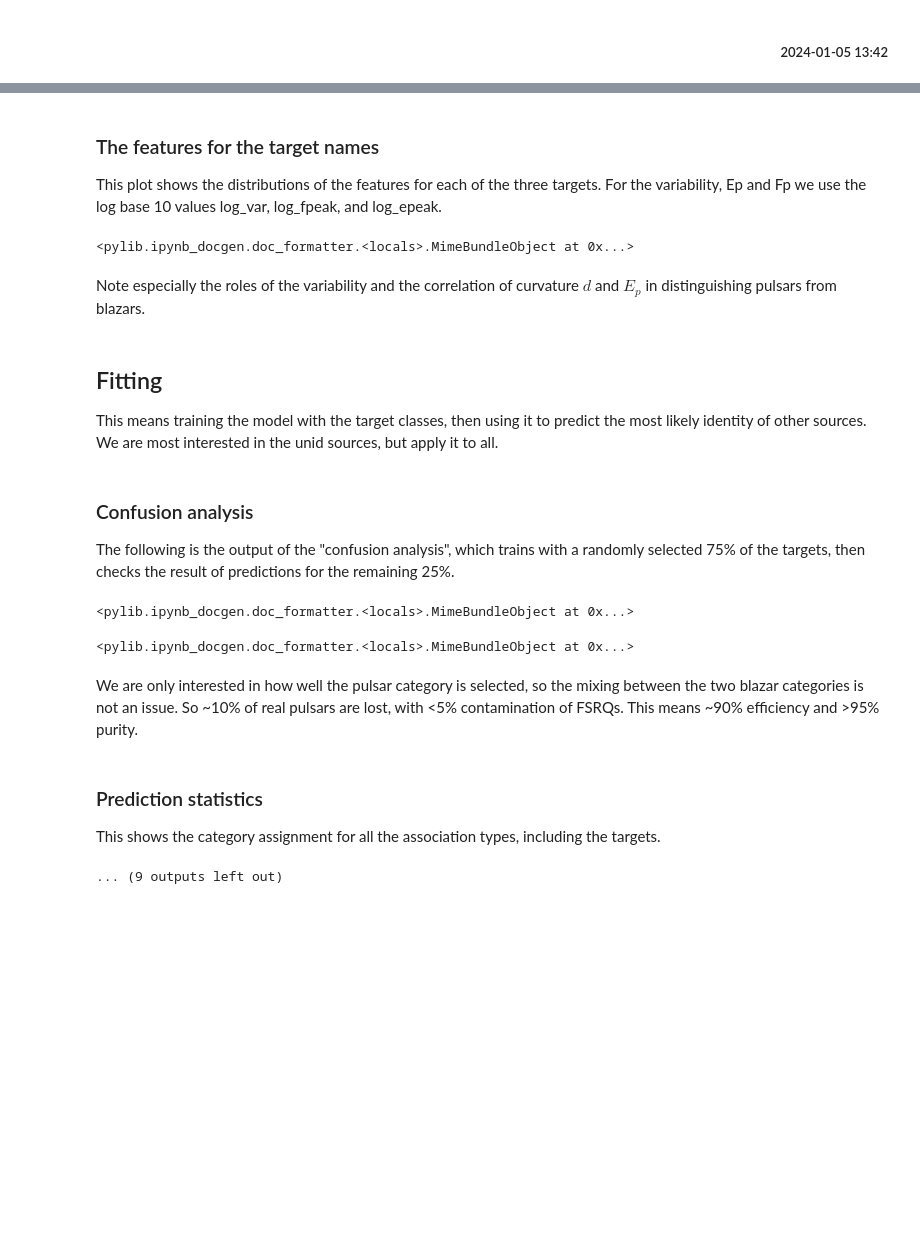
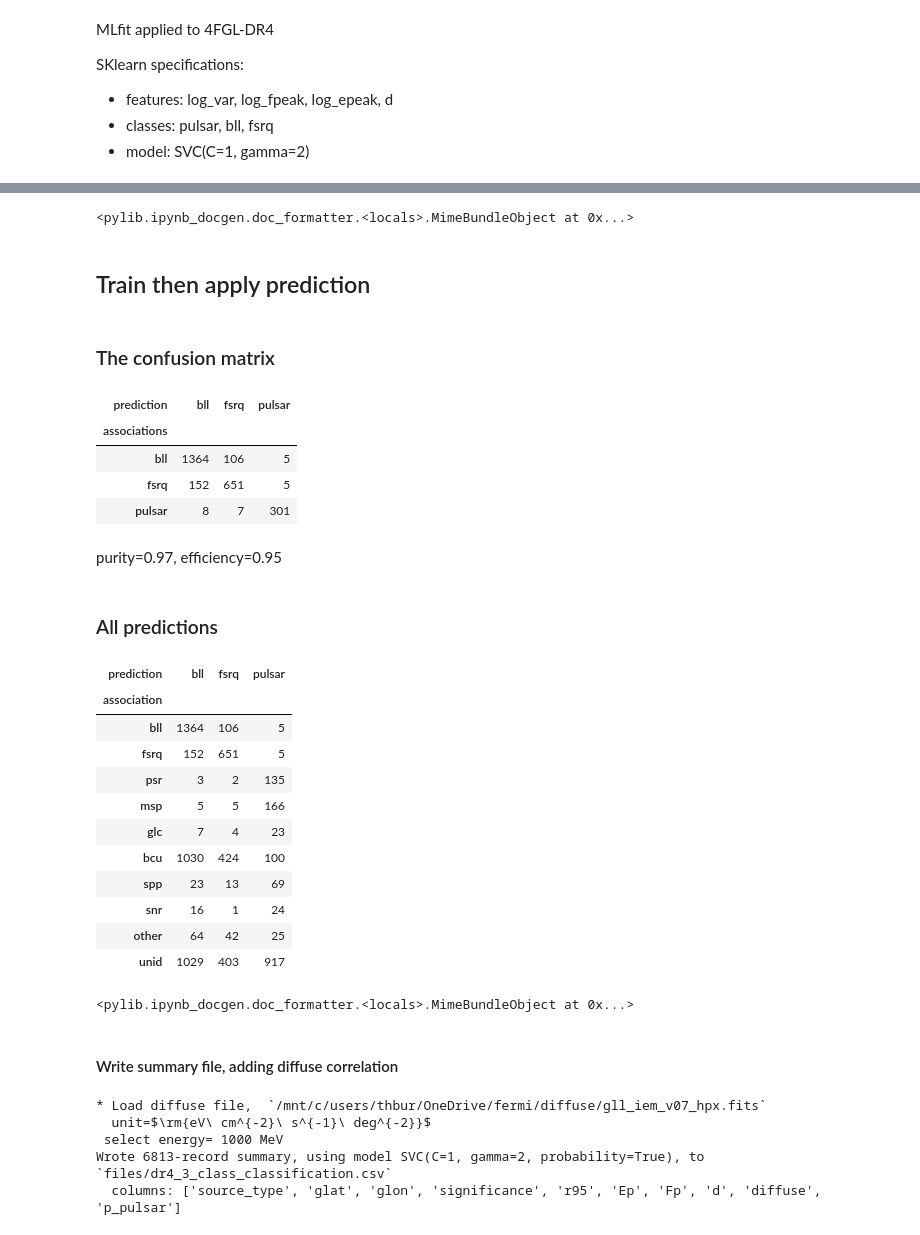
Before and after one commit to tburnett/srcpop, a Jupyter notebook: paper/dr4-classification_doc.ipynb, the cells around one changed output, grey strips where cells are left out. Drawn from its saved outputs; the diff is of its cells as text; code cells hidden in the pictures; blank space fills up the shorter version.

Commit message:
update classification

```diff
--- a/paper/dr4-classification_doc.ipynb
+++ b/paper/dr4-classification_doc.ipynb
@@ -1,3 +1,4 @@
 # %%
-%run pylib/ml_fitter doc dr4 dark
+%run pylib/ml_fit show dark
+self=doc(3)
 # %% [output]
@@ -6 +7,6 @@ Output for the [confluence page](https://confluence.slac.stanford.edu/display/SC
-<h5 style="text-align:right; margin-right:15px"> 2024-01-05 13:42</h5>
+MLfit applied to 4FGL-DR4
+
+SKlearn specifications:
+* features: log_var, log_fpeak, log_epeak, d
+* classes: pulsar, bll, fsrq
+* model: SVC(C=1, gamma=2)
@@ -27,20 +14,29 @@ information later to check that sources predicted to be "pulsars" are  indeed Ga
+<pylib.ipynb_docgen.doc_formatter.<locals>.MimeBundleObject at 0x...>
-### The features for the target names
-This plot shows the distributions of the features for each of the three targets. For the variability,
-Ep  and Fp we use the log base 10 values log_var, log_fpeak, and log_epeak.
+## Train then apply prediction
-<pylib.ipynb_docgen.doc_formatter.<locals>.MimeBundleObject at 0x...>
-Note especially the roles of the variability and the correlation of curvature $d$ and $E_p$
-in distinguishing pulsars from blazars.
+### The confusion matrix
+| prediction | bll | fsrq | pulsar |
+| associations |  |  |  |
+| bll | 1364 | 106 | 5 |
+| fsrq | 152 | 651 | 5 |
+| pulsar | 8 | 7 | 301 |
-## Fitting
-This means training the model with the target classes, then using it to predict the most likely
-identity of other sources. We are most interested in the unid sources, but apply it to all.
+purity=0.97, efficiency=0.95
-### Confusion analysis
-The following is the output of the "confusion analysis", which trains with a randomly selected 75%
-of the targets, then checks the result of predictions for the remaining 25%.
+### All predictions
-<pylib.ipynb_docgen.doc_formatter.<locals>.MimeBundleObject at 0x...>
+| prediction | bll | fsrq | pulsar |
+| association |  |  |  |
+| bll | 1364 | 106 | 5 |
+| fsrq | 152 | 651 | 5 |
+| psr | 3 | 2 | 135 |
+| msp | 5 | 5 | 166 |
+| glc | 7 | 4 | 23 |
+| bcu | 1030 | 424 | 100 |
+| spp | 23 | 13 | 69 |
+| snr | 16 | 1 | 24 |
+| other | 64 | 42 | 25 |
+| unid | 1029 | 403 | 917 |
 <pylib.ipynb_docgen.doc_formatter.<locals>.MimeBundleObject at 0x...>
-We are only interested in how well the pulsar category is selected, so the mixing between the
-two blazar categories is not an issue. So ~10% of real pulsars are lost, with <5% contamination of
-FSRQs. This means ~90% efficiency and >95% purity.
+#### Write summary file, adding diffuse correlation
-### Prediction statistics
-This shows the category assignment for all the association types, including the targets.
-... (9 outputs left out)
+* Load diffuse file,  `/mnt/c/users/thbur/OneDrive/fermi/diffuse/gll_iem_v07_hpx.fits`
+  unit=$\rm{eV\ cm^{-2}\ s^{-1}\ deg^{-2}}$
+ select energy= 1000 MeV
+Wrote 6813-record summary, using model SVC(C=1, gamma=2, probability=True), to `files/dr4_3_class_classification.csv`
+  columns: ['source_type', 'glat', 'glon', 'significance', 'r95', 'Ep', 'Fp', 'd', 'diffuse', 'p_pulsar']
```
Also changed, not shown: parts of 15 cells of this notebook, 10 other files.
